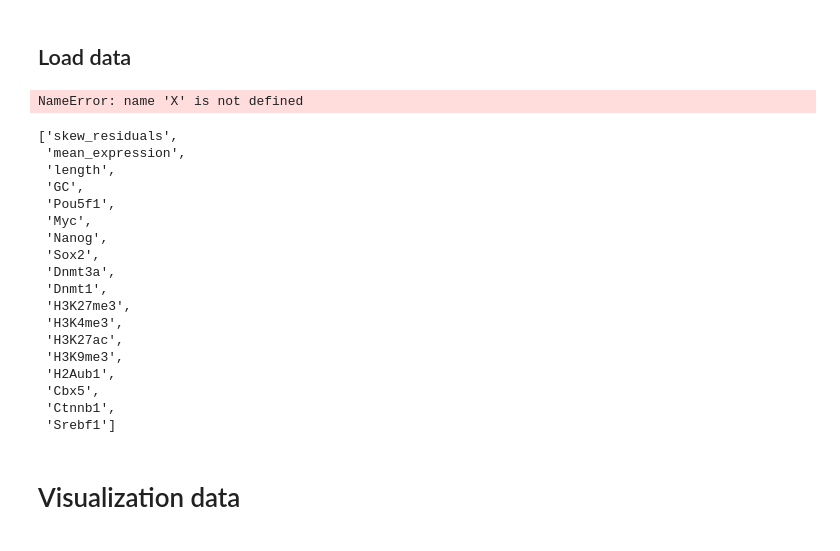
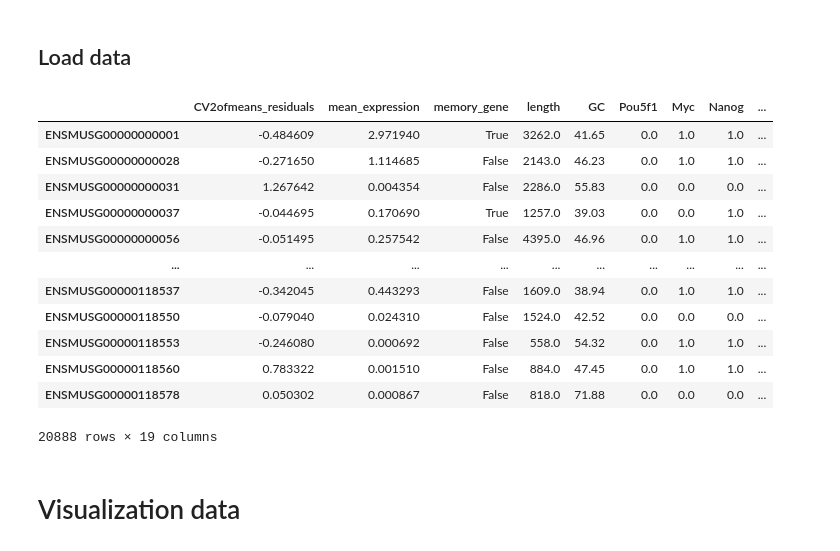
Before and after one commit to alexiaDorm/Memory_genes, a Jupyter notebook: src/Characteristics.ipynb, the cells around one changed output. Saved outputs shown, nothing was run; the diff lists cells and outputs as text; code cells hidden in the pictures.

```diff
--- a/src/Characteristics.ipynb
+++ b/src/Characteristics.ipynb
@@ -108,41 +108,20 @@ for i in range(0,len(charac_matrix)):
     charac_matrix[i] = charac_matrix[i].dropna()
-# %%
-selector = SelectKBest(mutual_info_classif, k=18)
-X_reduced = selector.fit_transform(X, y)
-X_reduced.shape
-
-cols = selector.get_support(indices=True)
-selected_columns = X.iloc[:,cols].columns.tolist()
-selected_columns
-# %% [output]
-NameError: name 'X' is not defined
-# %%
-selector = SelectKBest(f_classif, k=18)
-X_reduced = selector.fit_transform(X, y)
-X_reduced.shape
-
-cols = selector.get_support(indices=True)
-selected_columns = X.iloc[:,cols].columns.tolist()
-selected_columns
-# %% [output]
-['skew_residuals',
- 'mean_expression',
- 'length',
- 'GC',
- 'Pou5f1',
- 'Myc',
- 'Nanog',
- 'Sox2',
- 'Dnmt3a',
- 'Dnmt1',
- 'H3K27me3',
- 'H3K4me3',
- 'H3K27ac',
- 'H3K9me3',
- 'H2Aub1',
- 'Cbx5',
- 'Ctnnb1',
- 'Srebf1']
+# %%
+charac_matrix[0]
+# %% [output]
+|  | CV2ofmeans_residuals | mean_expression | memory_gene | length | GC | Pou5f1 | Myc | Nanog | ... |
+| ENSMUSG00000000001 | -0.484609 | 2.971940 | True | 3262.0 | 41.65 | 0.0 | 1.0 | 1.0 | ... |
+| ENSMUSG00000000028 | -0.271650 | 1.114685 | False | 2143.0 | 46.23 | 0.0 | 1.0 | 1.0 | ... |
+| ENSMUSG00000000031 | 1.267642 | 0.004354 | False | 2286.0 | 55.83 | 0.0 | 0.0 | 0.0 | ... |
+| ENSMUSG00000000037 | -0.044695 | 0.170690 | True | 1257.0 | 39.03 | 0.0 | 0.0 | 1.0 | ... |
+| ENSMUSG00000000056 | -0.051495 | 0.257542 | False | 4395.0 | 46.96 | 0.0 | 1.0 | 1.0 | ... |
+| ... | ... | ... | ... | ... | ... | ... | ... | ... | ... |
+| ENSMUSG00000118537 | -0.342045 | 0.443293 | False | 1609.0 | 38.94 | 0.0 | 1.0 | 1.0 | ... |
+| ENSMUSG00000118550 | -0.079040 | 0.024310 | False | 1524.0 | 42.52 | 0.0 | 0.0 | 0.0 | ... |
+| ENSMUSG00000118553 | -0.246080 | 0.000692 | False | 558.0 | 54.32 | 0.0 | 1.0 | 1.0 | ... |
+| ENSMUSG00000118560 | 0.783322 | 0.001510 | False | 884.0 | 47.45 | 0.0 | 1.0 | 1.0 | ... |
+| ENSMUSG00000118578 | 0.050302 | 0.000867 | False | 818.0 | 71.88 | 0.0 | 0.0 | 0.0 | ... |
+20888 rows × 19 columns
 # %% [markdown]
 # Visualization data
 # %%
```
Also changed, not shown: parts of 10 cells of this notebook, 6 other files.
